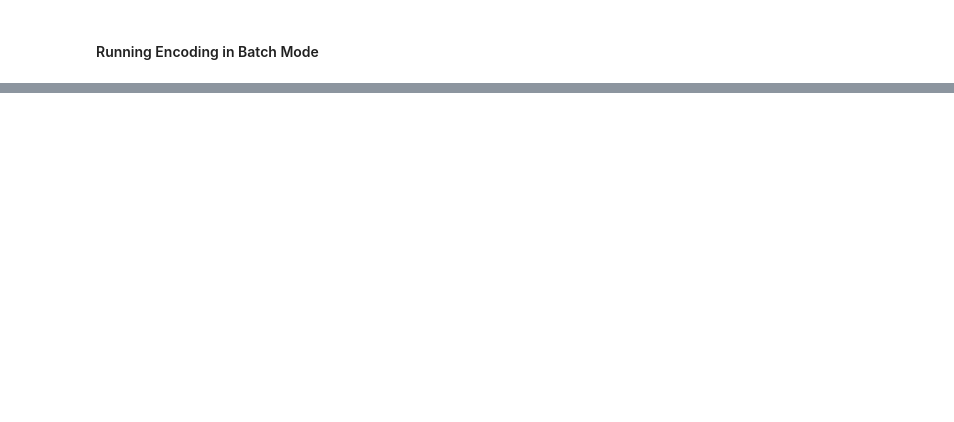
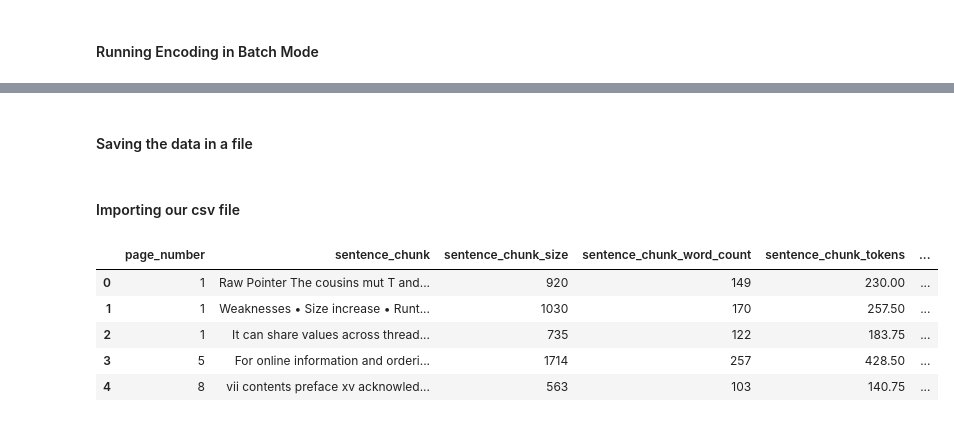
Before and after one commit to SS56Bo/RAG-Application, a Jupyter notebook: model.ipynb, the cells around one changed output, grey strips where cells are left out. Cells and saved outputs as stored; diff of their text form; code cells hidden in the pictures; blank space fills up the shorter version.

```diff
--- a/model.ipynb
+++ b/model.ipynb
@@ -262,0 +272,2 @@ Wall time: 16.8 s
+# %% [markdown]
+#### Saving the data in a file
@@ -262,0 +279,12 @@ Wall time: 16.8 s
+# %% [markdown]
+#### Importing our csv file
+# %%
+data = pd.read_csv("text_chunk_data.csv")
+data.head()
+# %% [output]
+|  | page_number | sentence_chunk | sentence_chunk_size | sentence_chunk_word_count | sentence_chunk_tokens | ... |
+| 0 | 1 | Raw Pointer The cousins mut T and... | 920 | 149 | 230.00 | ... |
+| 1 | 1 | Weaknesses • Size increase • Runt... | 1030 | 170 | 257.50 | ... |
+| 2 | 1 | It can share values across thread... | 735 | 122 | 183.75 | ... |
+| 3 | 5 | For online information and orderi... | 1714 | 257 | 428.50 | ... |
+| 4 | 8 | vii contents preface xv acknowled... | 563 | 103 | 140.75 | ... |
```
Also changed, not shown: parts of 8 cells of this notebook, 2 other files.
